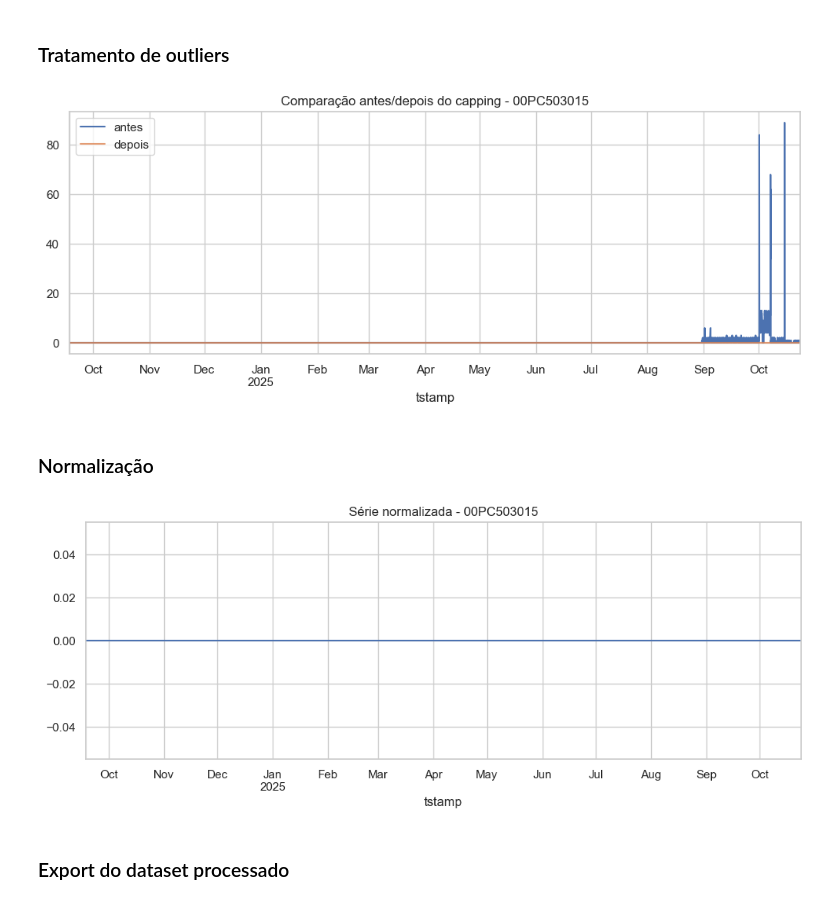
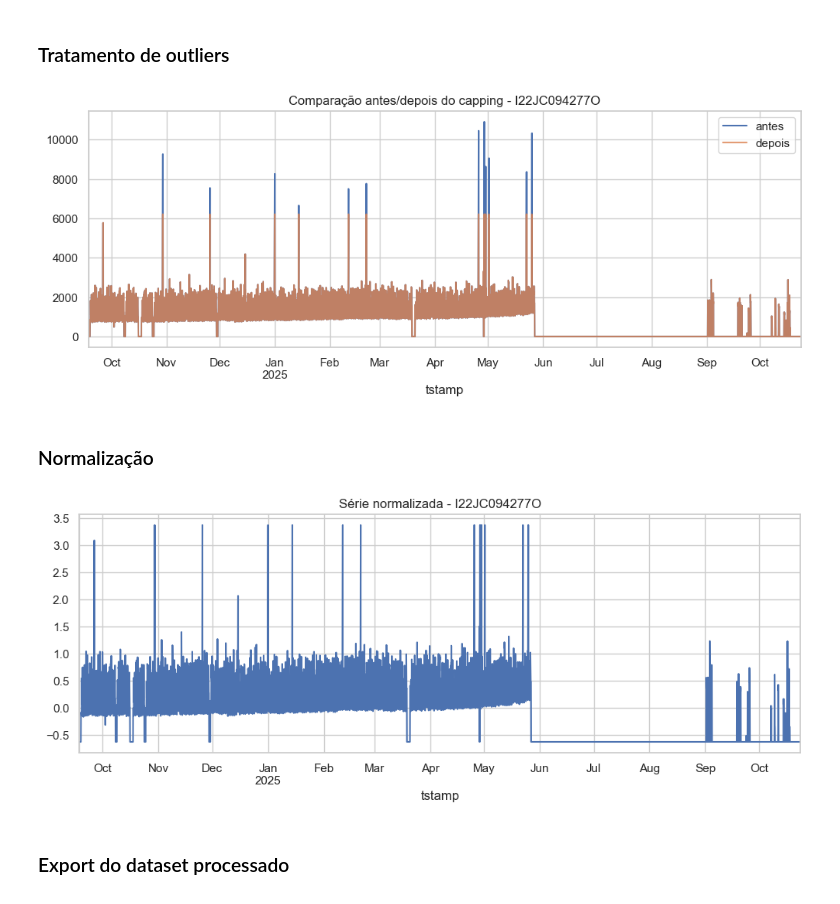
Before and after one commit to guize35/ts-anomaly-detection-dissertation, a Jupyter notebook: notebooks/processing_agua.ipynb, the cells around one changed output. Cells and saved outputs as stored; diff of their text form; code cells hidden in the pictures.

```diff
--- a/notebooks/processing_agua.ipynb
+++ b/notebooks/processing_agua.ipynb
@@ -374,16 +374,16 @@ pivot_capped = pivot_filled.copy()
 for col in pivot_capped.columns:
     pivot_capped[col] = cap_outliers_iqr(pivot_capped[col], factor=3.0)
 # %%
-device_example = pivot_capped.columns[0]
+device_example = "I22JC094277O"
 
 plt.figure(figsize=(12, 4))
 pivot_filled[device_example].plot(label="antes")
 pivot_capped[device_example].plot(label="depois", alpha=0.8)
 plt.title(f"Comparação antes/depois do capping - {device_example}")
 plt.legend()
 plt.show()
 # %% [output]
-[figure, old version]
+[figure, new version]
 # %% [markdown]
 ### Normalização
 # %%
@@ -407,7 +407,7 @@ pivot_scaled[device_example].plot()
 plt.title(f"Série normalizada - {device_example}")
 plt.show()
 # %% [output]
-[figure, old version]
+[figure, new version]
 # %% [markdown]
 ### Export do dataset processado
 # %%
```
